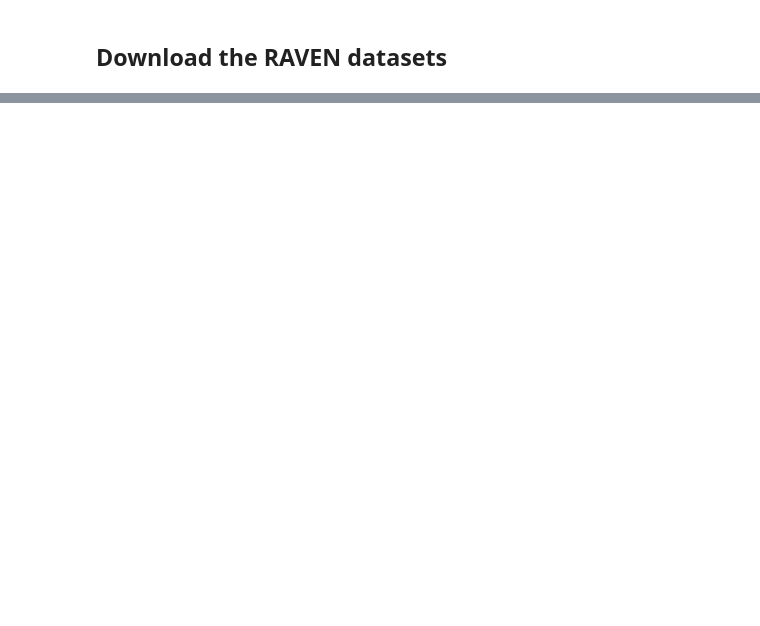
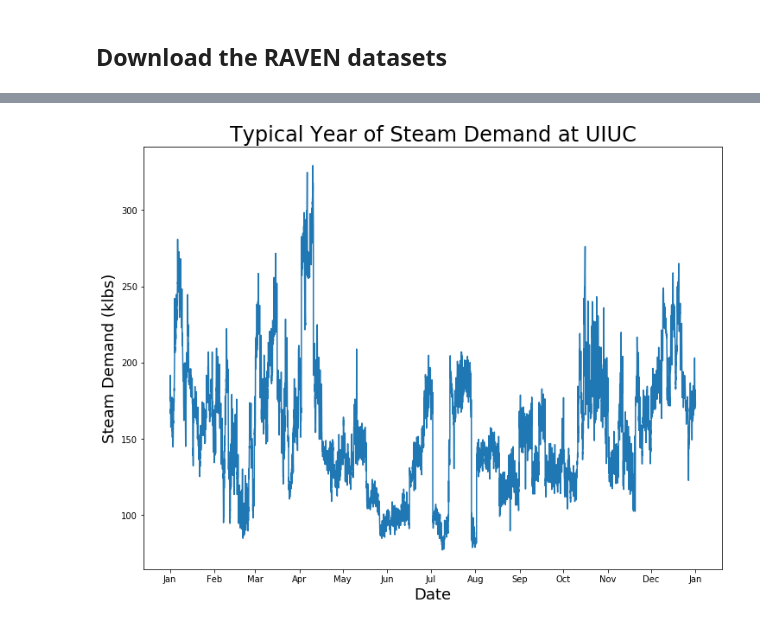
Before and after one commit to arfc/pride, a Jupyter notebook: data_processing/steam_demand.ipynb, the cells around one changed output, grey strips where cells are left out. Saved outputs shown, nothing was run; the diff lists cells and outputs as text; code cells hidden in the pictures; blank space fills up the shorter version.

Commit message:
updates solar, steam, grid notebooks

```diff
--- a/data_processing/steam_demand.ipynb
+++ b/data_processing/steam_demand.ipynb
@@ -167,0 +157,26 @@ steam_data18.to_csv(path+'steam_data18.csv')
+# %%
+typical_steam = pd.read_csv(path+"TypicalSteam_0.csv")
+
+typical_steam['date'] = pd.date_range(start='1/1/2018', end='1/1/2019', freq='H')[:8760]
+# %%
+import matplotlib.dates as mdates
+
+
+# Set the locator
+locator = mdates.MonthLocator()  # every month
+# Specify the format - %b gives us Jan, Feb...
+fmt = mdates.DateFormatter('%b')
+
+fig = plt.figure(figsize=(12,9), edgecolor='k', facecolor='w')
+plt.plot(typical_steam.date, typical_steam.demand)
+plt.title('Typical Year of Steam Demand at UIUC', fontsize=24)
+plt.xlabel('Date', fontsize=18)
+plt.ylabel('Steam Demand (klbs)',fontsize=18)
+
+X = plt.gca().xaxis
+X.set_major_locator(locator)
+# Specify formatter
+X.set_major_formatter(fmt)
+plt.show()
+# %% [output]
+[figure, added]
```
Also changed, not shown: parts of 9 cells of this notebook, 2 other files.
